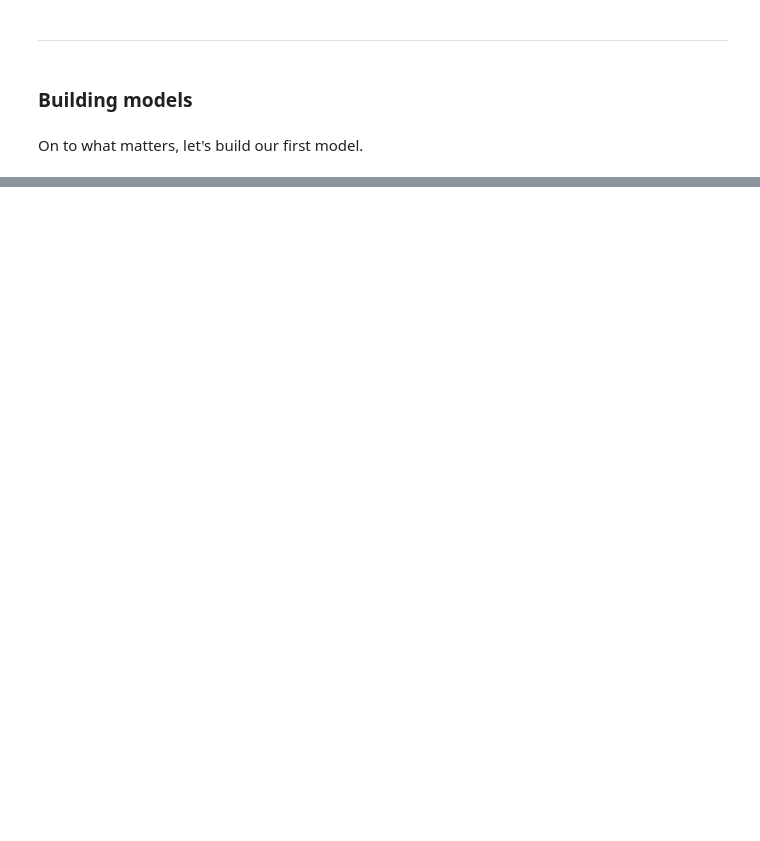
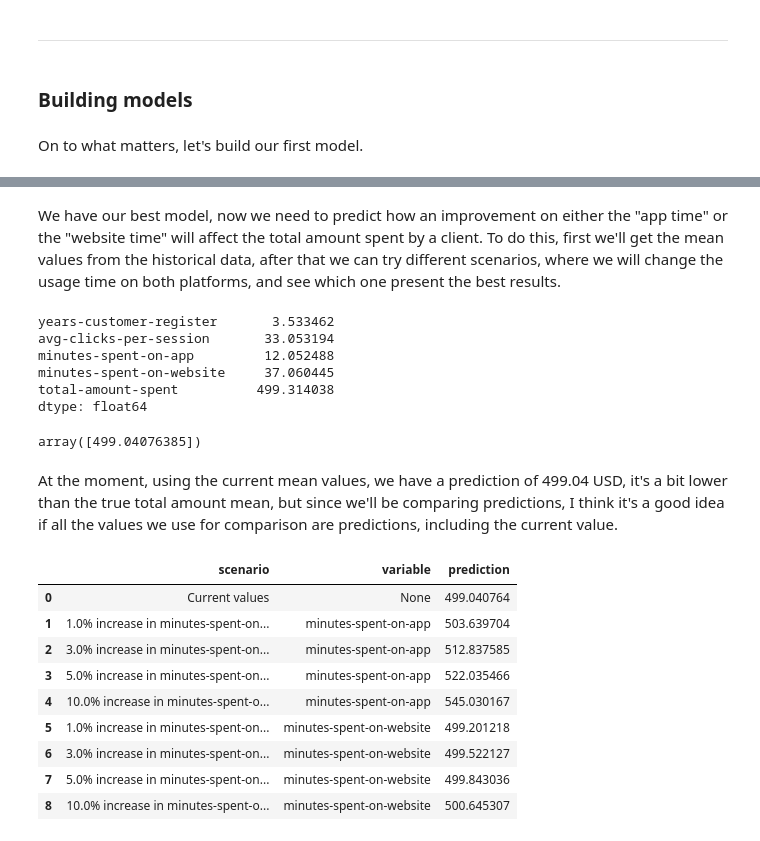
Before and after one commit to gasp37/e-commerce-platform-usage, a Jupyter notebook: e-commerce-platform.ipynb, the cells around one changed output, grey strips where cells are left out. Drawn from its saved outputs; the diff is of its cells as text; code cells hidden in the pictures; blank space fills up the shorter version.

```diff
--- a/e-commerce-platform.ipynb
+++ b/e-commerce-platform.ipynb
@@ -119,0 +103,9 @@ print(first_linear_model.score(X_test, y_test))
+# %%
+linear_model = LinearRegression()
+linear_model.fit(X_train, y_train)
+first_model_test_prediction = linear_model.predict(X_test)
+
+print(f"""Test scores:
+MAE: {mean_absolute_error(y_test, first_model_test_prediction)}
+RMSE: {np.sqrt(mean_squared_error(y_test, first_model_test_prediction))}
+R2: {r2_score(y_test, first_model_test_prediction)}""")
@@ -119,0 +119,9 @@ print(first_linear_model.score(X_test, y_test))
+# %%
+ridge_model = Ridge()
+ridge_model.fit(X_train, y_train)
+ridge_model_prediction = ridge_model.predict(X_test)
+
+print(f"""Test scores:
+MAE: {mean_absolute_error(y_test, ridge_model_prediction)}
+RMSE: {np.sqrt(mean_squared_error(y_test, ridge_model_prediction))}
+R2: {r2_score(y_test, ridge_model_prediction)}""")
@@ -119,0 +171,19 @@ print(first_linear_model.score(X_test, y_test))
+# %% [markdown]
+We have our best model, now we need to predict how an improvement on either the "app time" or the "website time" will affect the total amount spent by a client. To do this, first we'll get the mean values from the historical data, after that we can try different scenarios, where we will change the usage time on both platforms, and see which one present the best results.
+# %%
+customers_table.mean()
+# %% [output]
+years-customer-register       3.533462
+avg-clicks-per-session       33.053194
+minutes-spent-on-app         12.052488
+minutes-spent-on-website     37.060445
+total-amount-spent          499.314038
+dtype: float64
+# %%
+current_values = np.array([[3.533462, 33.053194, 12.052488, 37.060445]])
+current_prediction = ridge_model.predict(current_values)
+current_prediction
+# %% [output]
+array([499.04076385])
+# %% [markdown]
+At the moment, using the current mean values, we have a prediction of 499.04 USD, it's a bit lower than the true total amount mean, but since we'll be comparing predictions, I think it's a good idea if all the values we use for comparison are predictions, including the current value.
@@ -119,0 +206,14 @@ print(first_linear_model.score(X_test, y_test))
+# %%
+scenarios_table = pd.DataFrame(scenarios)
+scenarios_table
+# %% [output]
+|  | scenario | variable | prediction |
+| 0 | Current values | None | 499.040764 |
+| 1 | 1.0% increase in minutes-spent-on... | minutes-spent-on-app | 503.639704 |
+| 2 | 3.0% increase in minutes-spent-on... | minutes-spent-on-app | 512.837585 |
+| 3 | 5.0% increase in minutes-spent-on... | minutes-spent-on-app | 522.035466 |
+| 4 | 10.0% increase in minutes-spent-o... | minutes-spent-on-app | 545.030167 |
+| 5 | 1.0% increase in minutes-spent-on... | minutes-spent-on-website | 499.201218 |
+| 6 | 3.0% increase in minutes-spent-on... | minutes-spent-on-website | 499.522127 |
+| 7 | 5.0% increase in minutes-spent-on... | minutes-spent-on-website | 499.843036 |
+| 8 | 10.0% increase in minutes-spent-o... | minutes-spent-on-website | 500.645307 |
```
Also changed, not shown: parts of 21 cells of this notebook.
